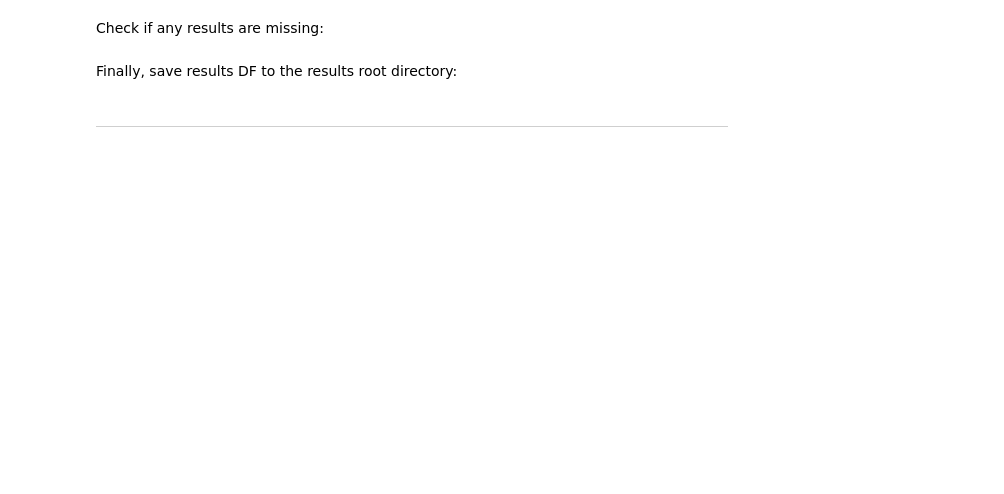
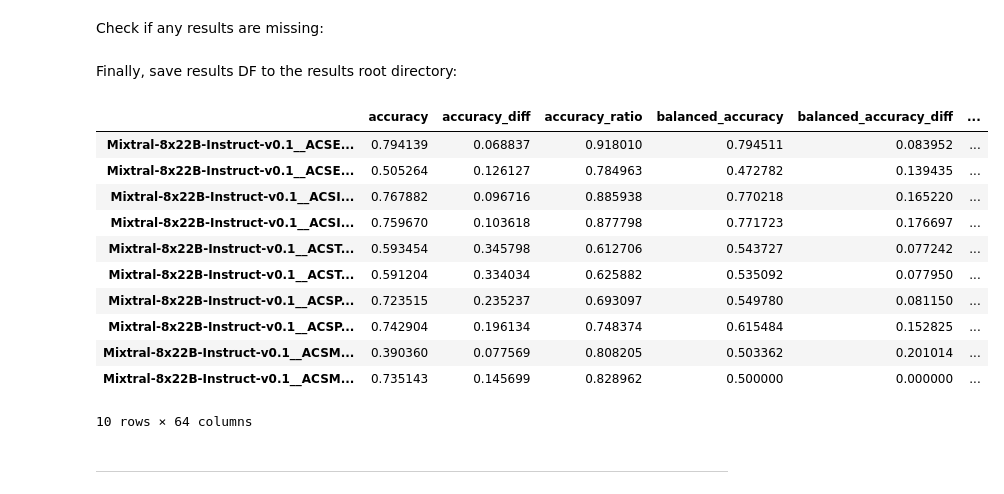
Before and after one commit to socialfoundations/folktexts, a Jupyter notebook: notebooks/parse-acs-results.ipynb, the cells around one changed output. Saved outputs shown, nothing was run; the diff lists cells and outputs as text; code cells hidden in the pictures; blank space fills up the shorter version.

```diff
--- a/notebooks/parse-acs-results.ipynb
+++ b/notebooks/parse-acs-results.ipynb
@@ -94,9 +94,15 @@ def row_id(row) -> str:
     numeric_or_multiple_choice = "Num" if row[numeric_prompt_col] else "QA"
     return f"{row[model_col]}__{row[task_col]}__{row['num_features']}__{numeric_or_multiple_choice}"
 
+print(f"{df.shape=}")
 df["id"] = df.apply(row_id, axis=1)
+
+# Drop duplicates
+len_with_dups = len(df)
+df = df.drop_duplicates(subset=["name", "is_inst", "num_features", task_col, numeric_prompt_col])
 df = df.set_index("id", drop=True, verify_integrity=True)
 
-print(f"{df.shape=}")
-df.sample(3)
+if len_with_dups != len(df):
+    print(f"Dropping {len_with_dups - len(df)} duplicates!")
+    print(f"{df.shape=}")
 # %% [output]
@@ -112,8 +112,3 @@ Drop potential duplicates:
-# %%
-parsed_df = df.drop_duplicates(subset=["name", "is_inst", "num_features", task_col, numeric_prompt_col])
-if len(parsed_df) != len(df):
-    print(f"Found {len(df) - len(parsed_df)} duplicates! dropping rows...")
-    df = parsed_df
 # %% [markdown]
 Load scores DFs and analyze score distribution:
 # %%
@@ -200,5 +195,20 @@ Finally, save results DF to the results root directory:
 # %%
 from utils import get_current_timestamp
 results_df.to_csv(Path(RESULTS_ROOT_DIR) / f"aggregated_results.{get_current_timestamp()}.csv")
+# %%
+results_df[results_df["name"] == "Mixtral 8x22B (it)"]
+# %% [output]
+|  | accuracy | accuracy_diff | accuracy_ratio | balanced_accuracy | balanced_accuracy_diff | ... |
+| Mixtral-8x22B-Instruct-v0.1__ACSE... | 0.794139 | 0.068837 | 0.918010 | 0.794511 | 0.083952 | ... |
+| Mixtral-8x22B-Instruct-v0.1__ACSE... | 0.505264 | 0.126127 | 0.784963 | 0.472782 | 0.139435 | ... |
+| Mixtral-8x22B-Instruct-v0.1__ACSI... | 0.767882 | 0.096716 | 0.885938 | 0.770218 | 0.165220 | ... |
+| Mixtral-8x22B-Instruct-v0.1__ACSI... | 0.759670 | 0.103618 | 0.877798 | 0.771723 | 0.176697 | ... |
+| Mixtral-8x22B-Instruct-v0.1__ACST... | 0.593454 | 0.345798 | 0.612706 | 0.543727 | 0.077242 | ... |
+| Mixtral-8x22B-Instruct-v0.1__ACST... | 0.591204 | 0.334034 | 0.625882 | 0.535092 | 0.077950 | ... |
+| Mixtral-8x22B-Instruct-v0.1__ACSP... | 0.723515 | 0.235237 | 0.693097 | 0.549780 | 0.081150 | ... |
+| Mixtral-8x22B-Instruct-v0.1__ACSP... | 0.742904 | 0.196134 | 0.748374 | 0.615484 | 0.152825 | ... |
+| Mixtral-8x22B-Instruct-v0.1__ACSM... | 0.390360 | 0.077569 | 0.808205 | 0.503362 | 0.201014 | ... |
+| Mixtral-8x22B-Instruct-v0.1__ACSM... | 0.735143 | 0.145699 | 0.828962 | 0.500000 | 0.000000 | ... |
+10 rows × 64 columns
 # %% [markdown]
 ---
```
Also changed, not shown: parts of 5 cells of this notebook, 1 other file.
